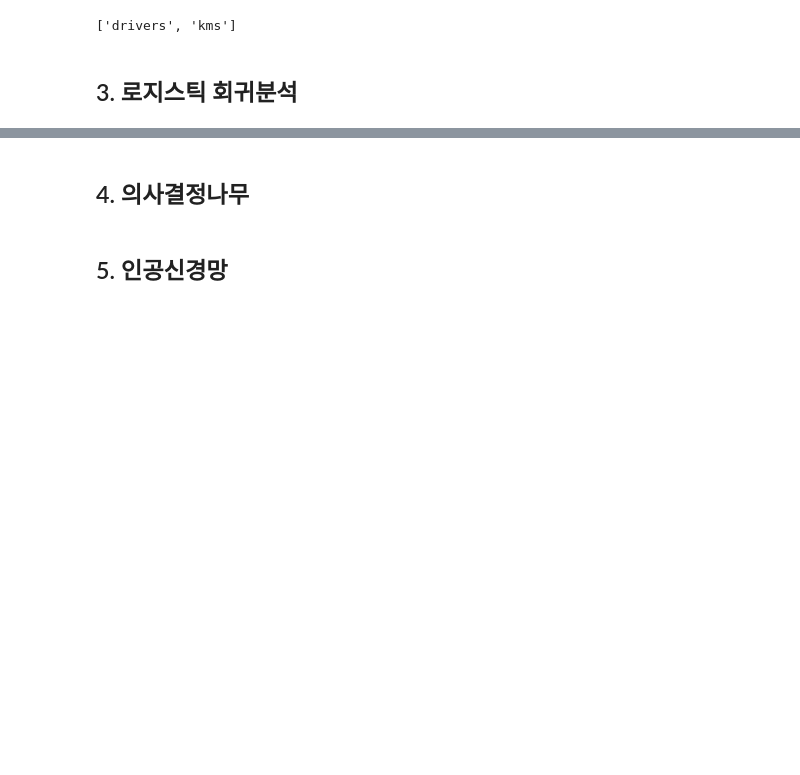
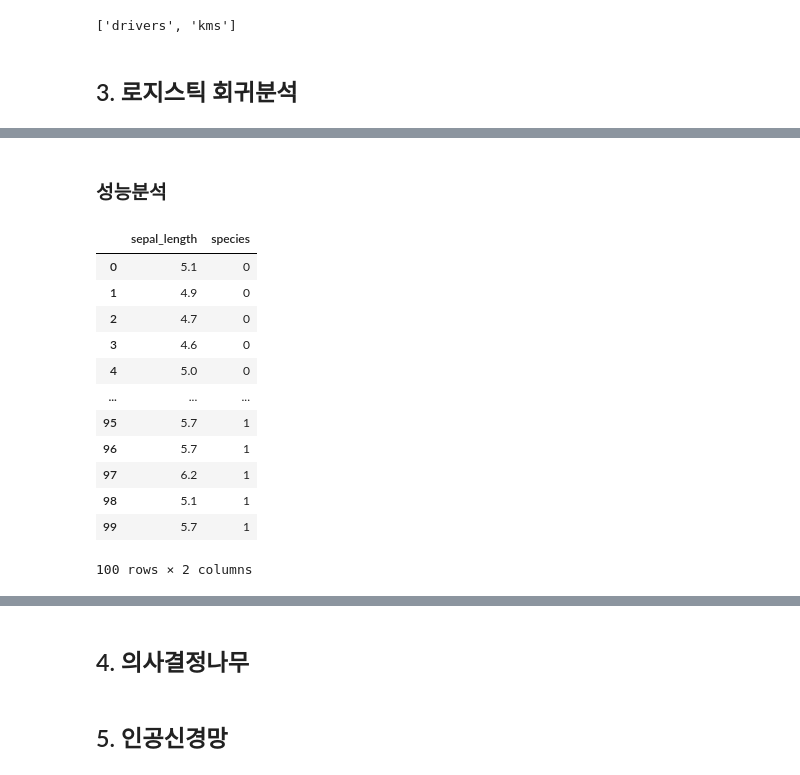
Before and after one commit to RoRdil31/Data-Analytics-Certification, a Jupyter notebook: BigData_Certification.ipynb, the cells around one changed output, grey strips where cells are left out. Saved outputs shown, nothing was run; the diff lists cells and outputs as text; code cells hidden in the pictures; blank space fills up the shorter version.

```diff
--- a/BigData_Certification.ipynb
+++ b/BigData_Certification.ipynb
@@ -679,0 +683,30 @@ Index(['sepal length (cm)', 'sepal width (cm)', 'petal length (cm)',
+# %% [markdown]
+### 성능분석
+# %%
+import statsmodels.api as sm
+
+# 데이터 로드.
+iris = load_iris()
+x, y = iris.data, iris.target
+
+dfx = pd.DataFrame(x, columns = iris.feature_names)
+dfy = pd.DataFrame(y, columns = ['species'])
+df = pd.concat([dfx, dfy], axis=1)
+df = df[['sepal length (cm)','species']]
+df = df[df['species'].isin([0,1])]
+df = df.rename(columns = {'sepal length (cm)':'sepal_length'})
+df
+# %% [output]
+|  | sepal_length | species |
+| 0 | 5.1 | 0 |
+| 1 | 4.9 | 0 |
+| 2 | 4.7 | 0 |
+| 3 | 4.6 | 0 |
+| 4 | 5.0 | 0 |
+| ... | ... | ... |
+| 95 | 5.7 | 1 |
+| 96 | 5.7 | 1 |
+| 97 | 6.2 | 1 |
+| 98 | 5.1 | 1 |
+| 99 | 5.7 | 1 |
+100 rows × 2 columns
```
Also changed, not shown: parts of 5 cells of this notebook.
